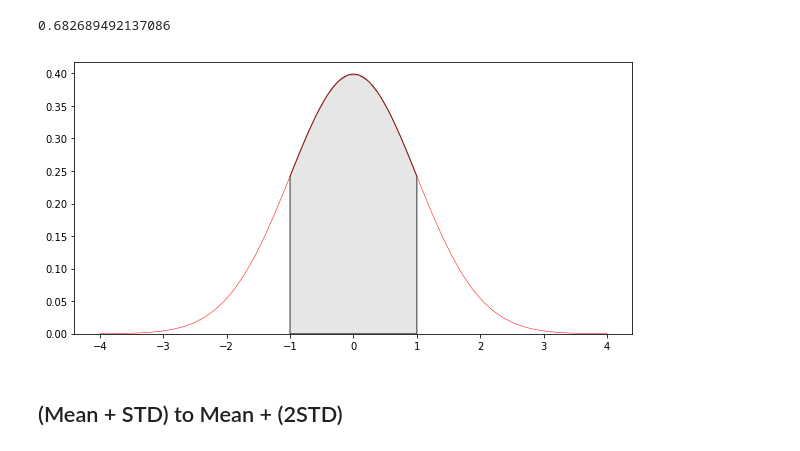
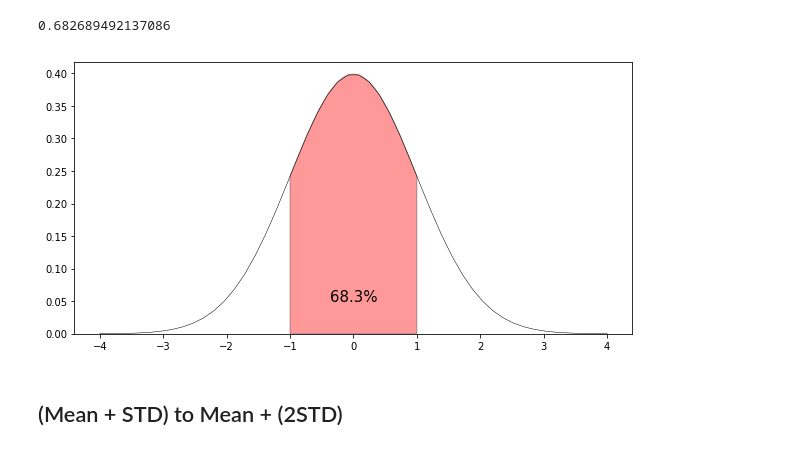
Before and after one commit to mGalarnyk/Python_Tutorials, a Jupyter notebook: Statistics/normal_Distribution_Area_Under_Curve.ipynb, the cells around one changed output. Drawn from its saved outputs; the diff is of its cells as text; code cells hidden in the pictures.

```diff
--- a/Statistics/normal_Distribution_Area_Under_Curve.ipynb
+++ b/Statistics/normal_Distribution_Area_Under_Curve.ipynb
@@ -114,23 +122,26 @@ result
 # %%
 # This should really be -inf to positive inf, but graph can only be so big.
 # Currently it is plus or minus 5 std deviations
 a, b = -1, 1 # integral limits
 
 x = np.linspace(-4, 4)
 y = normalProbabilityDensity(x)
 
 fig, ax = plt.subplots(figsize=(10, 5))
-ax.plot(x, y, 'r', linewidth=.5)
+ax.plot(x, y, 'k', linewidth=.5)
 ax.set_ylim(ymin=0)
 
 # Make the shaded region
 ix = np.linspace(-1, 1)
 iy = normalProbabilityDensity(ix)
 verts = [(a, 0)] + list(zip(ix, iy)) + [(b, 0)]
-poly = Polygon(verts, facecolor='0.9', edgecolor='0.2')
+poly = Polygon(verts, facecolor='red', edgecolor='0.2', alpha = .4)
 ax.add_patch(poly);
+
+ax.text(0.0, .05, r'{0:.1f}%'.format(result*100),
+         horizontalalignment='center', fontsize=15);
 # %% [output]
-[figure, old version]
+[figure, new version]
 # %% [markdown]
 ## (Mean + STD) to Mean + (2STD)
 # %%
```
Also changed, not shown: parts of 53 cells of this notebook.
